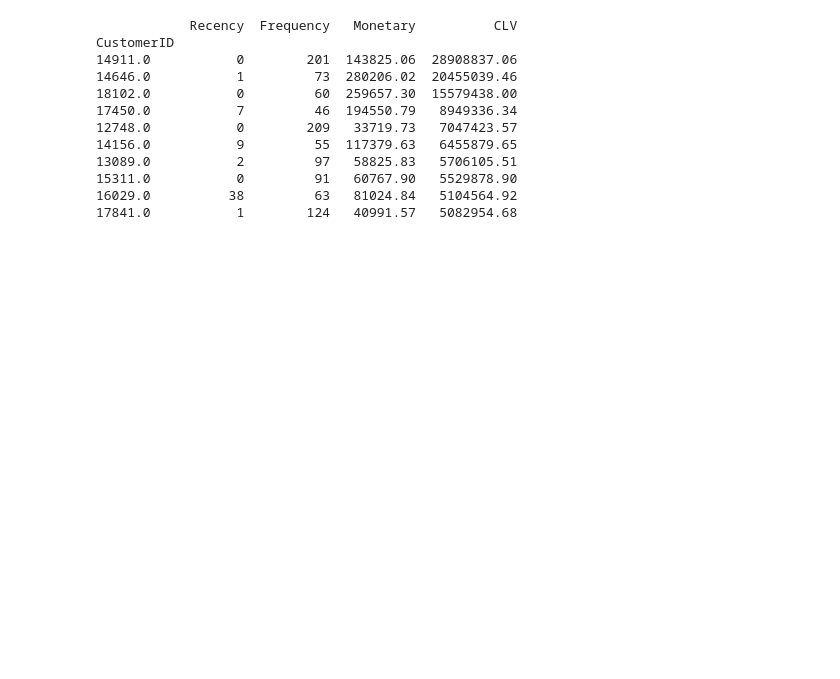
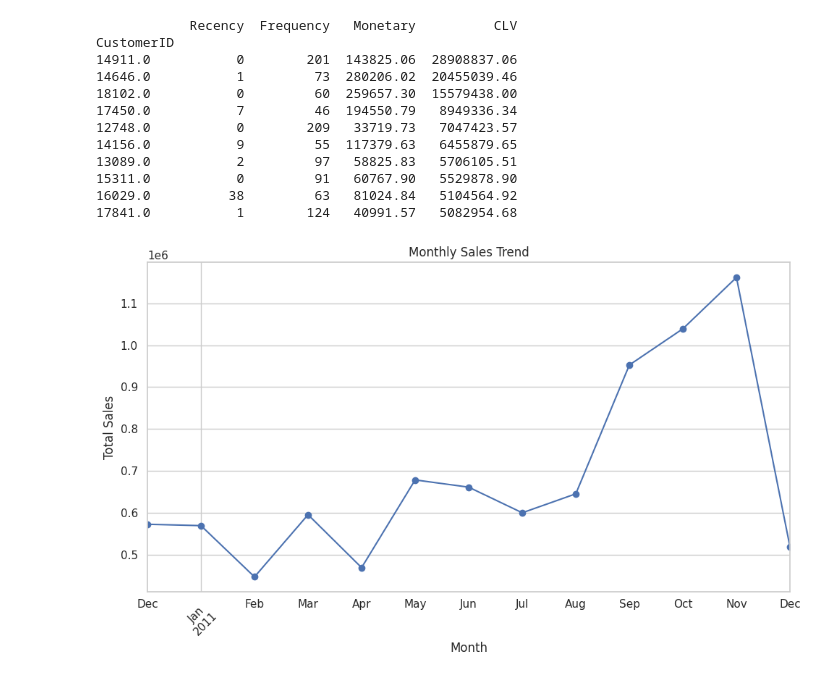
Before and after one commit to Samiksha061101/customer-data-analysis, a Jupyter notebook: ibi_project.ipynb, the cells around one changed output. Saved outputs shown, nothing was run; the diff lists cells and outputs as text; code cells hidden in the pictures; blank space fills up the shorter version.

```diff
--- a/ibi_project.ipynb
+++ b/ibi_project.ipynb
@@ -482,3 +482,33 @@ CustomerID
 15311.0           0         91   60767.90   5529878.90
 16029.0          38         63   81024.84   5104564.92
 17841.0           1        124   40991.57   5082954.68
+# %%
+import pandas as pd
+import matplotlib.pyplot as plt
+
+# Convert InvoiceDate column to datetime format (if not already)
+df['InvoiceDate'] = pd.to_datetime(df['InvoiceDate'])
+
+# Create a new column 'TotalPrice' if not already in your data
+# TotalPrice = Quantity * UnitPrice
+df['TotalPrice'] = df['Quantity'] * df['UnitPrice']
+
+# Group by each month and calculate total sales
+monthly_sales = df.groupby(df['InvoiceDate'].dt.to_period('M'))['TotalPrice'].sum()
+
+# Plotting the monthly sales
+monthly_sales.plot(kind='line', figsize=(10, 6), marker='o')
+
+# Add title and labels
+plt.title('Monthly Sales Trend')
+plt.ylabel('Total Sales')
+plt.xlabel('Month')
+
+# Rotate x-axis labels for better readability
+plt.xticks(rotation=45)
+
+# Display the plot
+plt.tight_layout()
+plt.show()
+# %% [output]
+[figure, added]
```
Also changed, not shown: parts of 1 cell of this notebook.
